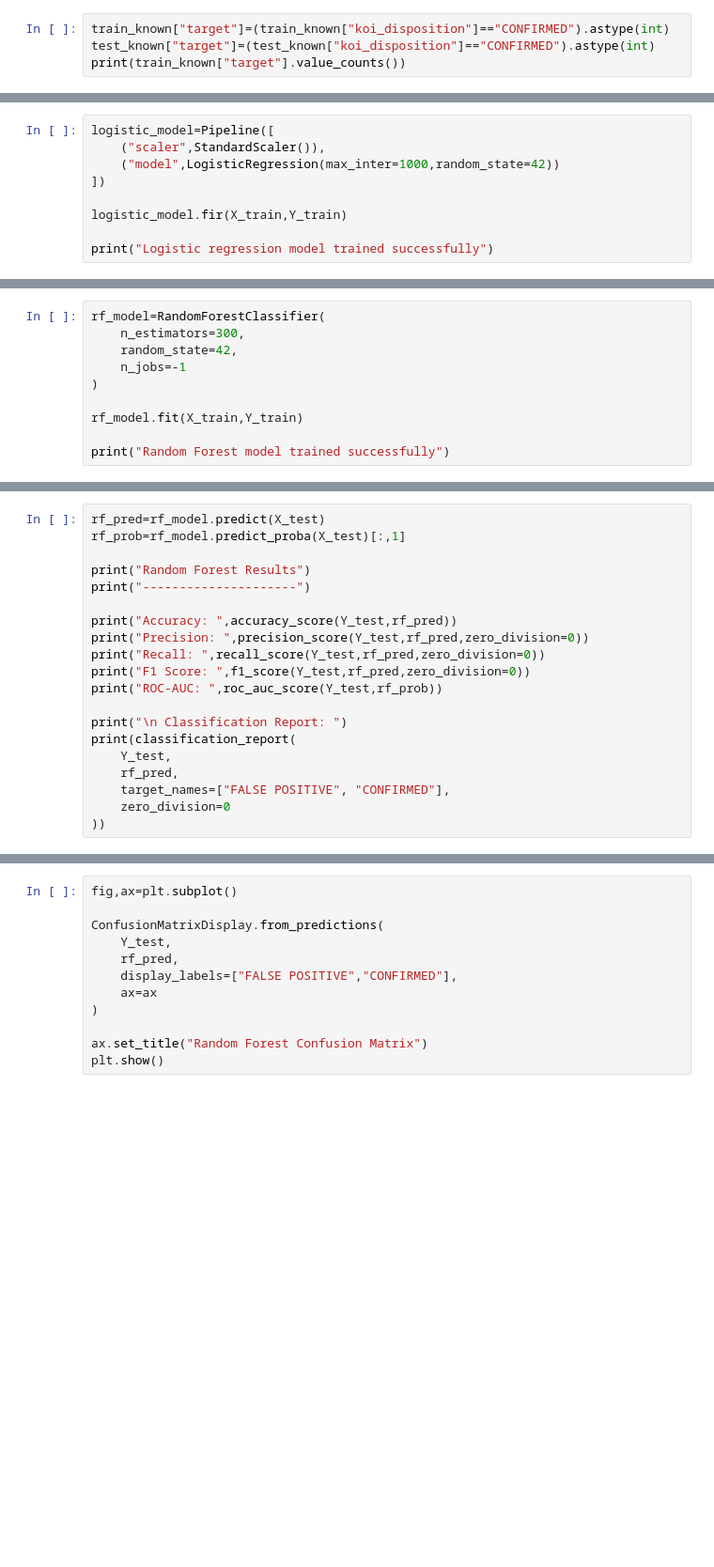
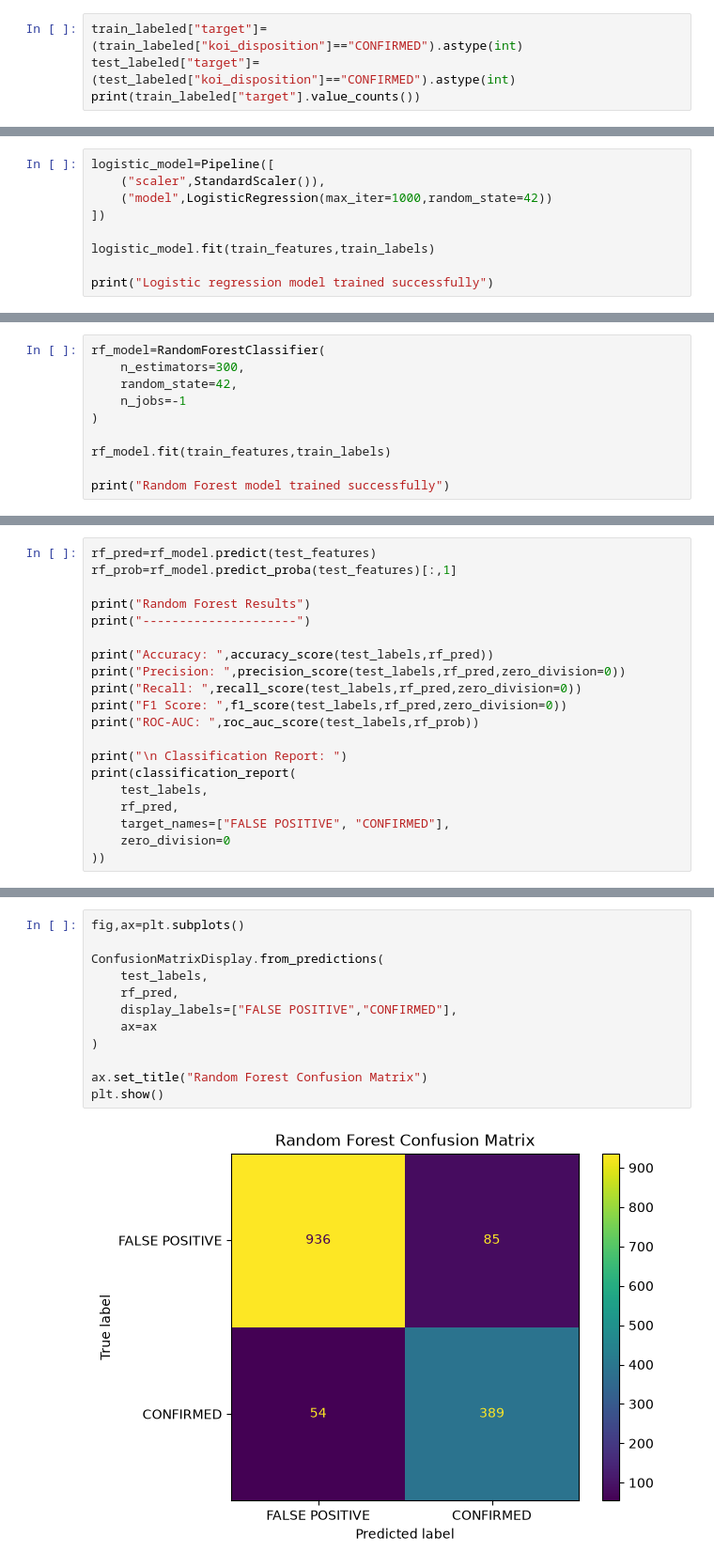
Before and after one commit to vishwarao-1/Capstone-2026, a Jupyter notebook: member2_classification.ipynb, the cells around one changed output, grey strips where cells are left out. Shown at 94% size. Drawn from its saved outputs; the diff is of its cells as text; blank space fills up the shorter version.

```diff
--- a/member2_classification.ipynb
+++ b/member2_classification.ipynb
@@ -46,4 +85,4 @@ print("Candidate objects",len(candidate_df))
 # %%
-train_known["target"]=(train_known["koi_disposition"]=="CONFIRMED").astype(int)
-test_known["target"]=(test_known["koi_disposition"]=="CONFIRMED").astype(int)
-print(train_known["target"].value_counts())
+train_labeled["target"]=(train_labeled["koi_disposition"]=="CONFIRMED").astype(int)
+test_labeled["target"]=(test_labeled["koi_disposition"]=="CONFIRMED").astype(int)
+print(train_labeled["target"].value_counts())
@@ -90,9 +144,9 @@ print("X_candidates shape:",X_candidates.shape)
 # %%
 logistic_model=Pipeline([
     ("scaler",StandardScaler()),
-    ("model",LogisticRegression(max_inter=1000,random_state=42))
+    ("model",LogisticRegression(max_iter=1000,random_state=42))
 ])
 
-logistic_model.fir(X_train,Y_train)
+logistic_model.fit(train_features,train_labels)
 
 print("Logistic regression model trained successfully")
@@ -123,6 +197,6 @@ rf_model=RandomForestClassifier(
     n_jobs=-1
 )
 
-rf_model.fit(X_train,Y_train)
+rf_model.fit(train_features,train_labels)
 
 print("Random Forest model trained successfully")
@@ -129,19 +205,19 @@ print("Random Forest model trained successfully")
 # %%
-rf_pred=rf_model.predict(X_test)
-rf_prob=rf_model.predict_proba(X_test)[:,1]
+rf_pred=rf_model.predict(test_features)
+rf_prob=rf_model.predict_proba(test_features)[:,1]
 
 print("Random Forest Results")
 print("---------------------")
 
-print("Accuracy: ",accuracy_score(Y_test,rf_pred))
-print("Precision: ",precision_score(Y_test,rf_pred,zero_division=0))
-print("Recall: ",recall_score(Y_test,rf_pred,zero_division=0))
-print("F1 Score: ",f1_score(Y_test,rf_pred,zero_division=0))
-print("ROC-AUC: ",roc_auc_score(Y_test,rf_prob))
+print("Accuracy: ",accuracy_score(test_labels,rf_pred))
+print("Precision: ",precision_score(test_labels,rf_pred,zero_division=0))
+print("Recall: ",recall_score(test_labels,rf_pred,zero_division=0))
+print("F1 Score: ",f1_score(test_labels,rf_pred,zero_division=0))
+print("ROC-AUC: ",roc_auc_score(test_labels,rf_prob))
 
 print("\n Classification Report: ")
 print(classification_report(
-    Y_test,
+    test_labels,
     rf_pred,
     target_names=["FALSE POSITIVE", "CONFIRMED"],
     zero_division=0
@@ -175,15 +273,17 @@ print(model_comparison)
 # %%
-fig,ax=plt.subplot()
+fig,ax=plt.subplots()
 
 ConfusionMatrixDisplay.from_predictions(
-    Y_test,
+    test_labels,
     rf_pred,
     display_labels=["FALSE POSITIVE","CONFIRMED"],
     ax=ax
 )
 
 ax.set_title("Random Forest Confusion Matrix")
 plt.show()
+# %% [output]
+[figure, added]
 # %%
 plt.figure()
 
```
Also changed, not shown: parts of 18 cells of this notebook, 3 other files.
